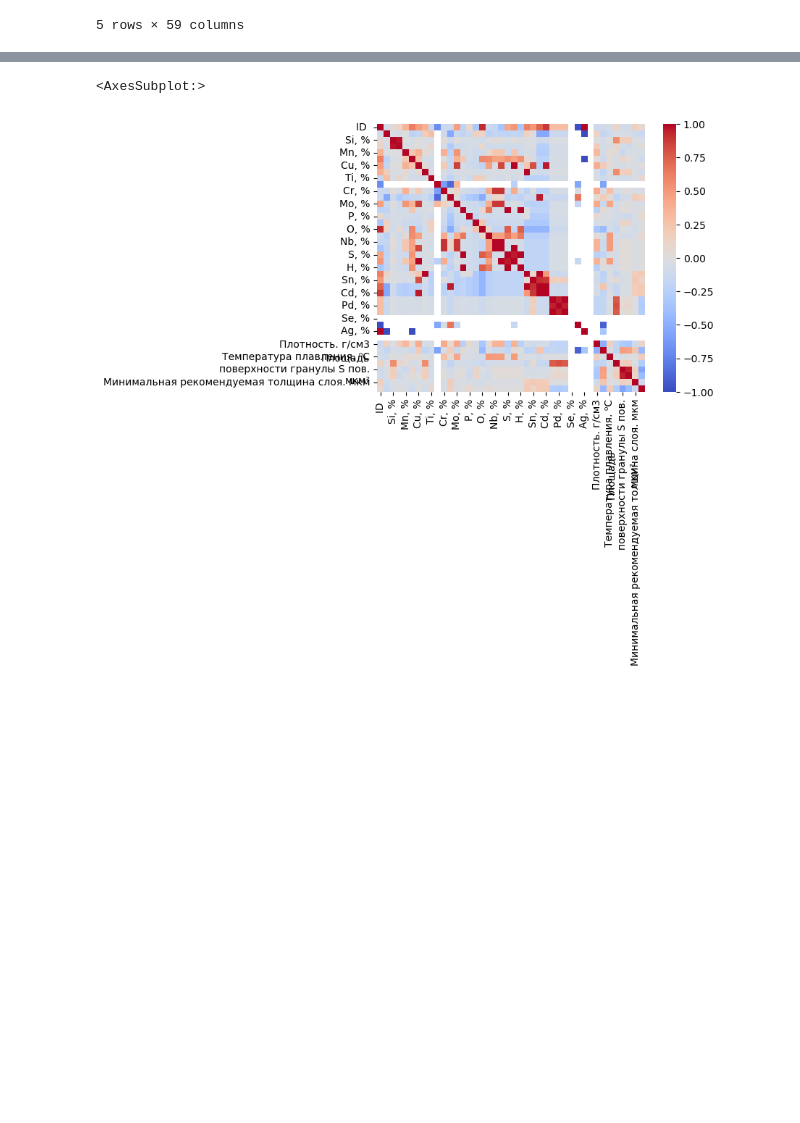
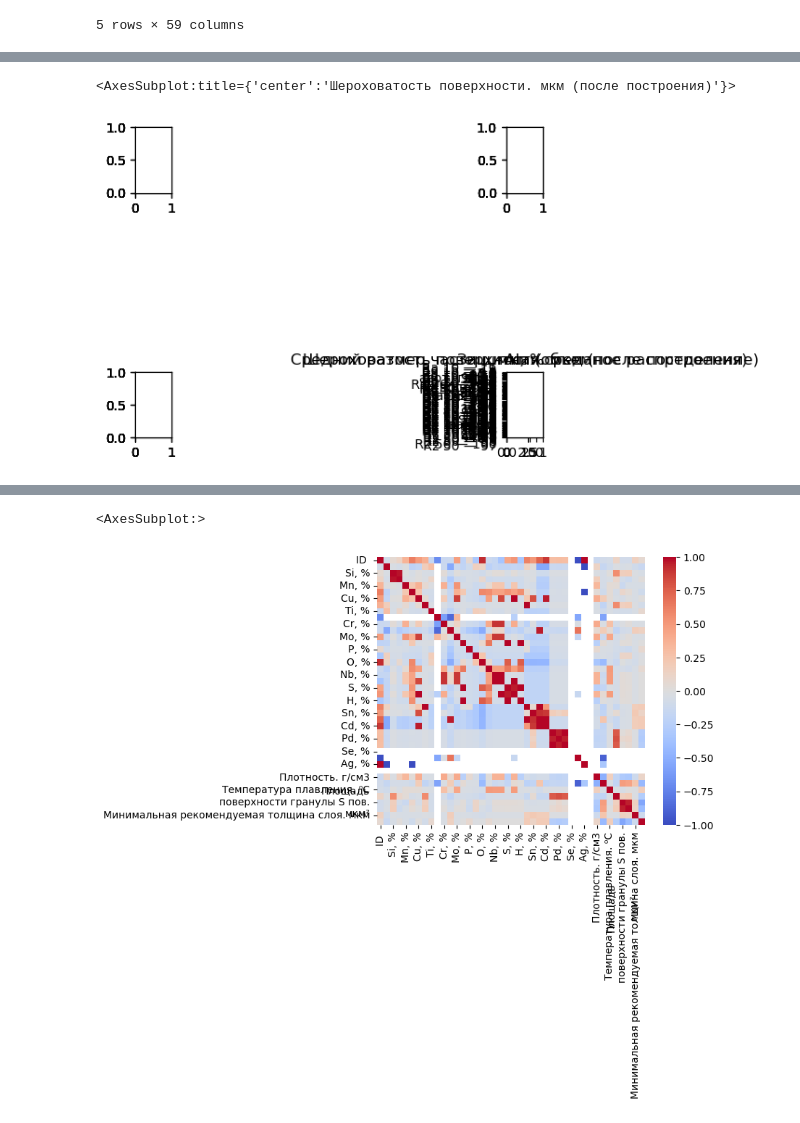
Before and after one commit to catauggie/Neuron-with-ReLU, a Jupyter notebook: file processing.ipynb, the cells around one changed output, grey strips where cells are left out. Drawn from its saved outputs; the diff is of its cells as text; code cells hidden in the pictures; blank space fills up the shorter version.

```diff
--- a/file processing.ipynb
+++ b/file processing.ipynb
@@ -89,0 +130,23 @@ class_hist(data)
+# %%
+import matplotlib.pylab as plt
+import plotly
+
+ind_list = [9,15,7,8]
+#df.iloc[ind_list]
+
+#гистограмма распределений по классам
+def class_hist_all(data):
+    fig, axes = plt.subplots(nrows=2, ncols=2)
+    for idx in ind_list:
+        hist_class = data.iloc[:, idx].value_counts().plot(kind='barh', title = data.columns[idx])
+        fig = hist_class.get_figure()
+        fig.tight_layout()
+        axes = fig.subplots(nrows=2, ncols=2)
+    filename = uuid.uuid4().hex
+    fig.savefig(f'D:/python/SLM/temp/{filename}.png')
+    return hist_class
+# %%
+class_hist_all(data)
+# %% [output]
+<AxesSubplot:title={'center':'Шероховатость поверхности. мкм (после построения)'}>
+[figure, added]
```
Also changed, not shown: parts of 16 cells of this notebook.
